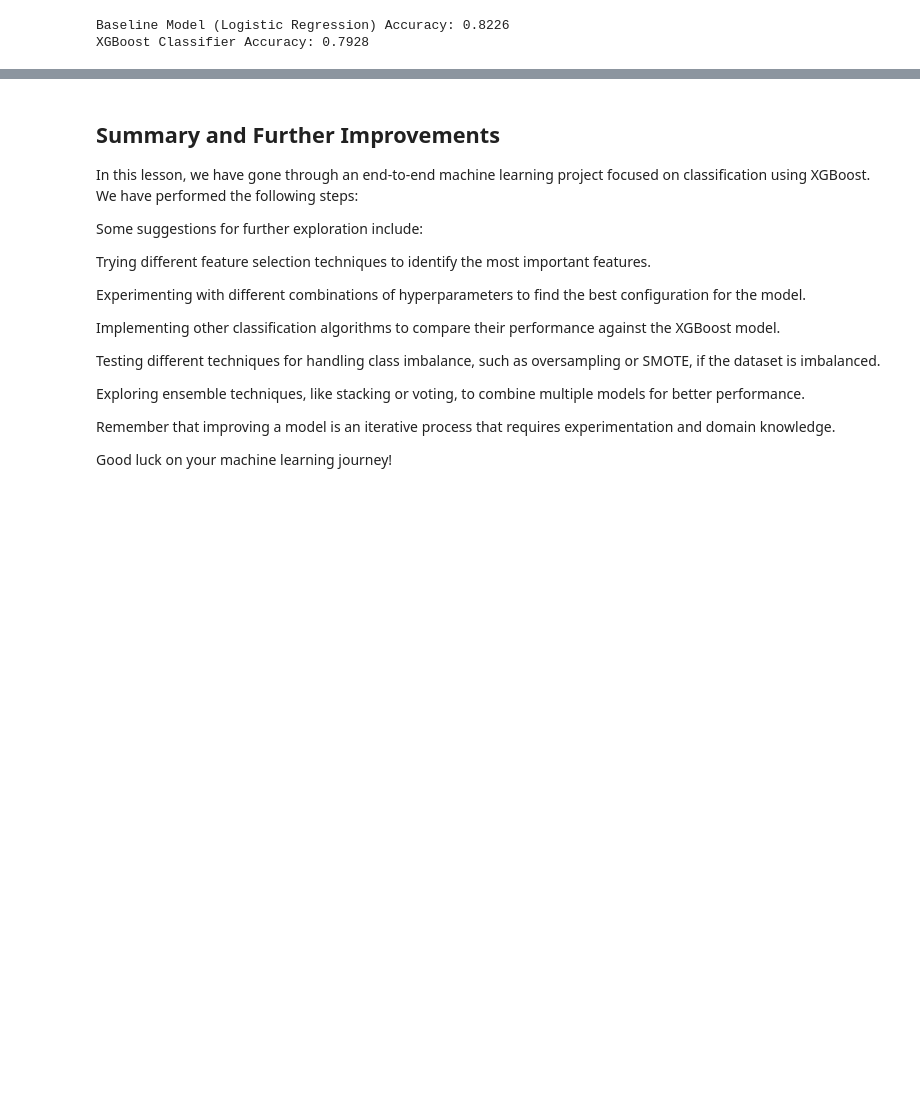
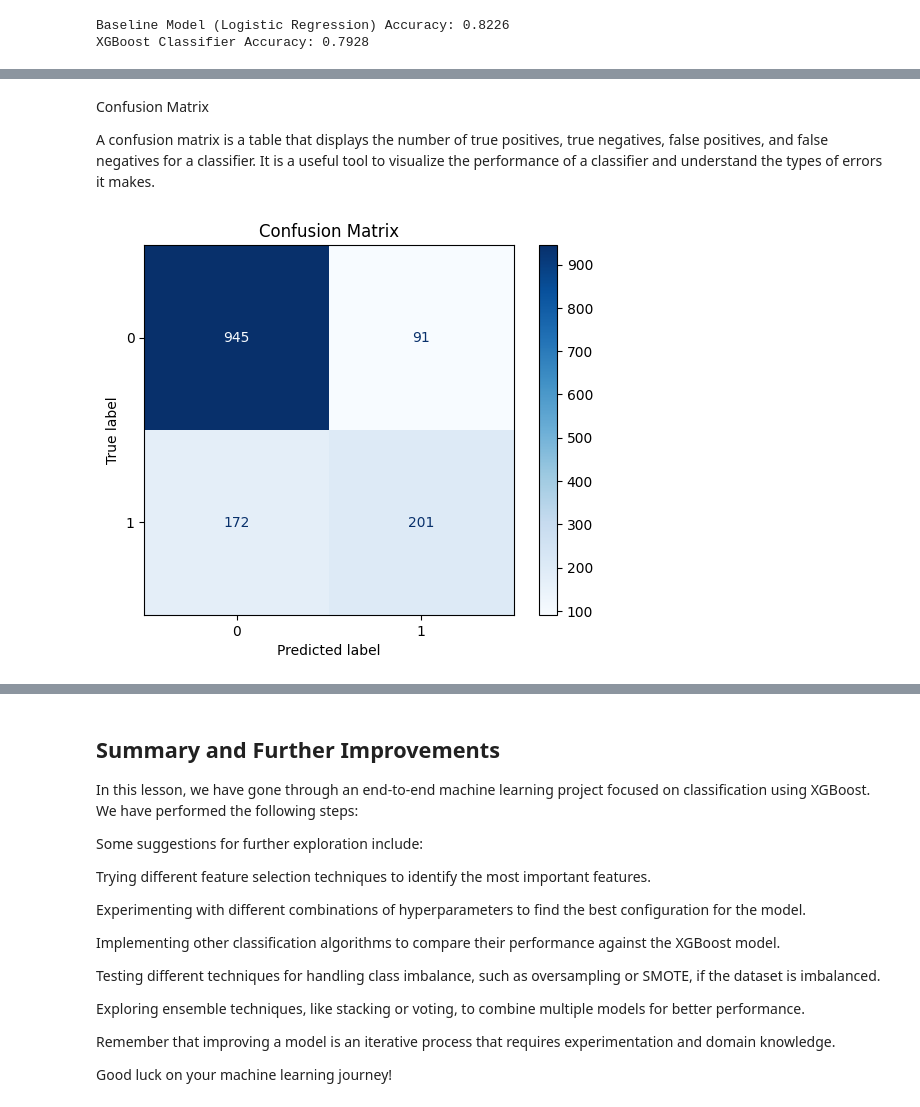
Before and after one commit to SSSpock/skillspire, a Jupyter notebook: intro_to_ml.ipynb, the cells around one changed output, grey strips where cells are left out. Cells and saved outputs as stored; diff of their text form; code cells hidden in the pictures; blank space fills up the shorter version.

```diff
--- a/intro_to_ml.ipynb
+++ b/intro_to_ml.ipynb
@@ -993,0 +1065,16 @@ XGBoost Classifier Test Accuracy: 0.7928
+# %% [markdown]
+Confusion Matrix
+
+A confusion matrix is a table that displays the number of true positives, true negatives, false positives, and false negatives for a classifier. It is a useful tool to visualize the performance of a classifier and understand the types of errors it makes.
+# %%
+from sklearn.metrics import confusion_matrix, ConfusionMatrixDisplay
+
+# Compute confusion matrix for the XGBoost model
+cm = confusion_matrix(y_test, xgb_pred_tuned)
+
+# Plot confusion matrix
+ConfusionMatrixDisplay.from_estimator(xgb_clf_tuned, X_test, y_test, cmap=plt.cm.Blues, values_format='.0f')
+plt.title('Confusion Matrix')
+plt.show()
+# %% [output]
+[figure, added]
```
Also changed, not shown: parts of 14 cells of this notebook.
